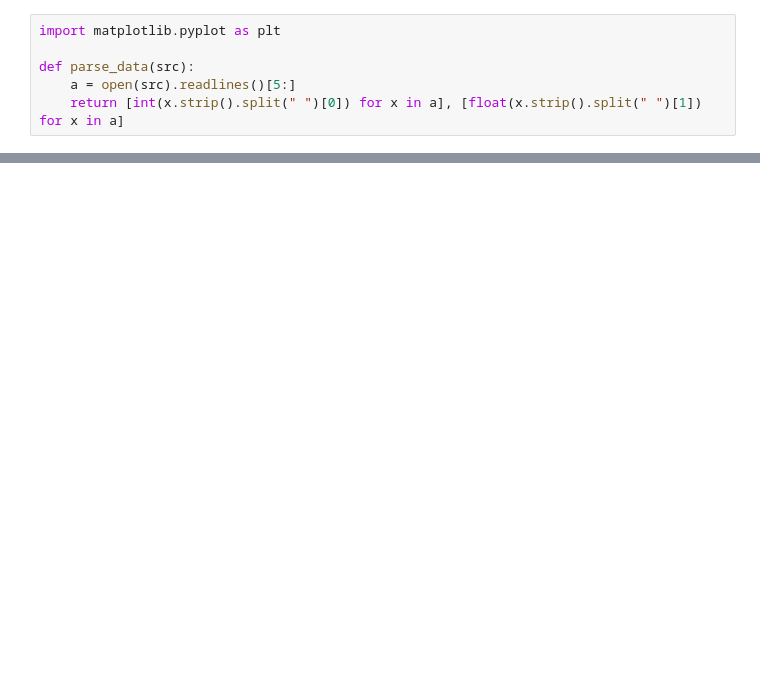
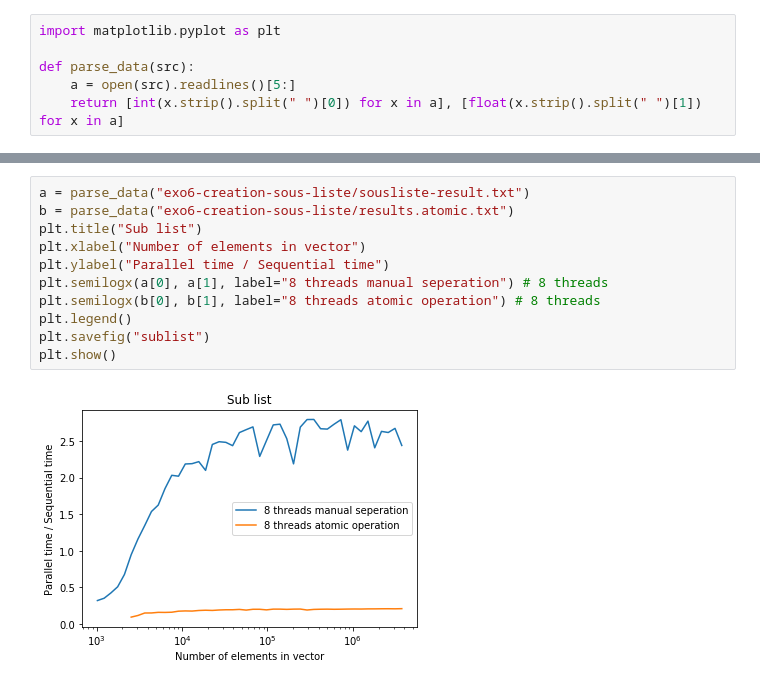
Before and after one commit to yirenWang/progparallel, a Jupyter notebook: 02-OpenMP/Graphs.ipynb, the cells around one changed output, grey strips where cells are left out. Drawn from its saved outputs; the diff is of its cells as text; blank space fills up the shorter version.

```diff
--- a/02-OpenMP/Graphs.ipynb
+++ b/02-OpenMP/Graphs.ipynb
@@ -56,0 +57,13 @@ exo4-ps-deequilibre/static-1-8th-size-8-threads.txt
+# %%
+a = parse_data("exo6-creation-sous-liste/sousliste-result.txt")
+b = parse_data("exo6-creation-sous-liste/results.atomic.txt")
+plt.title("Sub list")
+plt.xlabel("Number of elements in vector")
+plt.ylabel("Parallel time / Sequential time")
+plt.semilogx(a[0], a[1], label="8 threads manual seperation") # 8 threads
+plt.semilogx(b[0], b[1], label="8 threads atomic operation") # 8 threads
+plt.legend()
+plt.savefig("sublist")
+plt.show()
+# %% [output]
+[figure, added]
```
Also changed, not shown: parts of 5 cells of this notebook, 7 other files.
